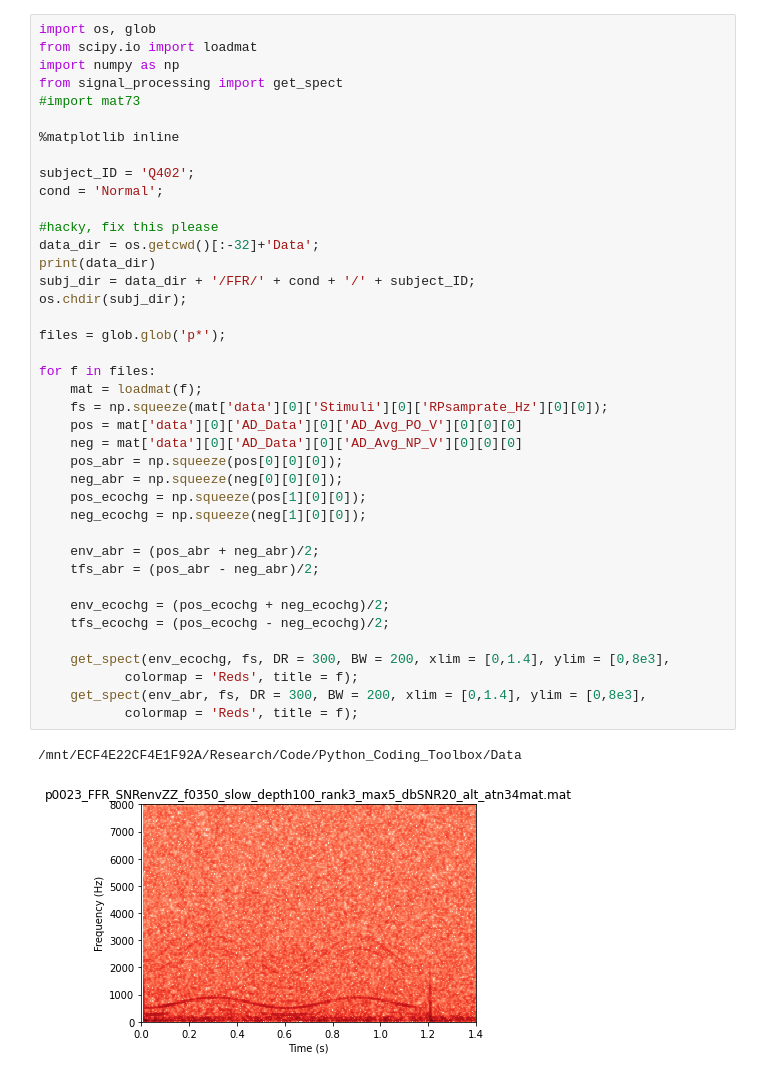
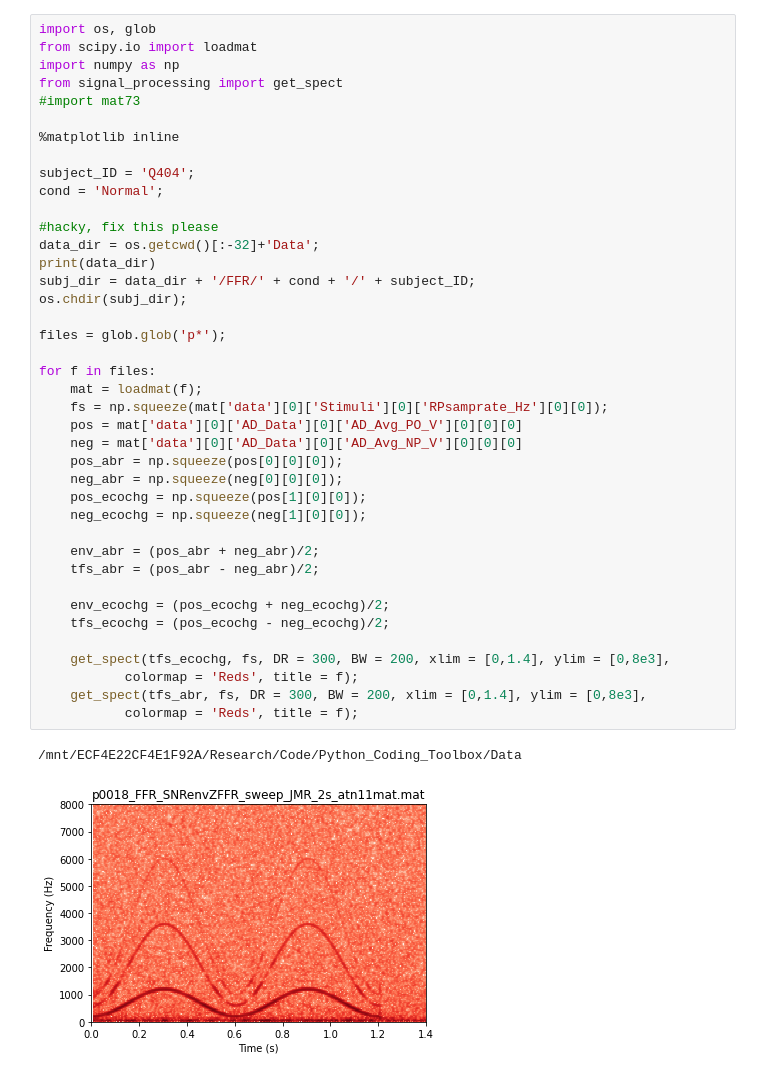
Before and after one commit to sivaprakasaman/Python_Coding_Toolbox, a Jupyter notebook: signal_processing/pitch/Analysis/FFR_Pitch_Analysis.ipynb, the cells around one changed output. Cells and saved outputs as stored; diff of their text form.

```diff
--- a/signal_processing/pitch/Analysis/FFR_Pitch_Analysis.ipynb
+++ b/signal_processing/pitch/Analysis/FFR_Pitch_Analysis.ipynb
@@ -7,37 +7,37 @@ from signal_processing import get_spect
 
 %matplotlib inline
 
-subject_ID = 'Q402';
+subject_ID = 'Q404';
 cond = 'Normal';
 
 #hacky, fix this please
 data_dir = os.getcwd()[:-32]+'Data';
 print(data_dir)
 subj_dir = data_dir + '/FFR/' + cond + '/' + subject_ID;
 os.chdir(subj_dir);
 
 files = glob.glob('p*');
 
 for f in files:
     mat = loadmat(f);
     fs = np.squeeze(mat['data'][0]['Stimuli'][0]['RPsamprate_Hz'][0][0]);
     pos = mat['data'][0]['AD_Data'][0]['AD_Avg_PO_V'][0][0][0]
     neg = mat['data'][0]['AD_Data'][0]['AD_Avg_NP_V'][0][0][0]
     pos_abr = np.squeeze(pos[0][0][0]);
     neg_abr = np.squeeze(neg[0][0][0]);
     pos_ecochg = np.squeeze(pos[1][0][0]);
     neg_ecochg = np.squeeze(neg[1][0][0]);
 
     env_abr = (pos_abr + neg_abr)/2;
     tfs_abr = (pos_abr - neg_abr)/2;
 
     env_ecochg = (pos_ecochg + neg_ecochg)/2;
     tfs_ecochg = (pos_ecochg - neg_ecochg)/2;
 
-    get_spect(env_ecochg, fs, DR = 300, BW = 200, xlim = [0,1.4], ylim = [0,8e3],
+    get_spect(tfs_ecochg, fs, DR = 300, BW = 200, xlim = [0,1.4], ylim = [0,8e3],
            colormap = 'Reds', title = f);
-    get_spect(env_abr, fs, DR = 300, BW = 200, xlim = [0,1.4], ylim = [0,8e3],
+    get_spect(tfs_abr, fs, DR = 300, BW = 200, xlim = [0,1.4], ylim = [0,8e3],
            colormap = 'Reds', title = f);
 # %% [output]
 /mnt/ECF4E22CF4E1F92A/Research/Code/Python_Coding_Toolbox/Data
-[figure, old version]
+[figure, new version]
```
Also changed, not shown: parts of 1 cell of this notebook, 11 other files.
